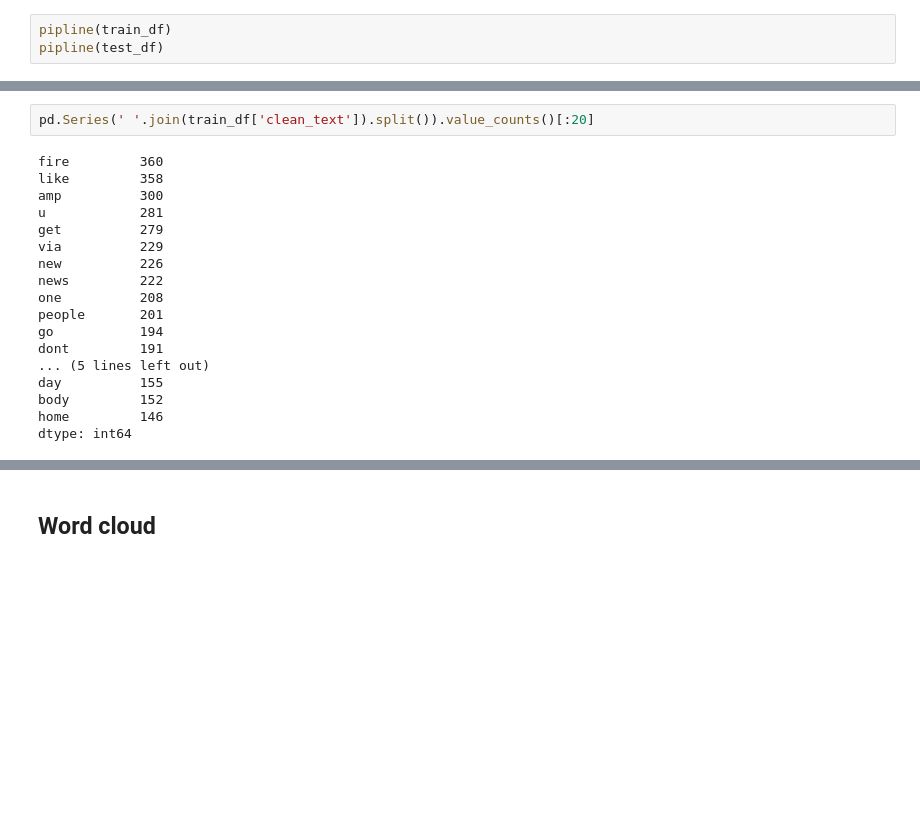
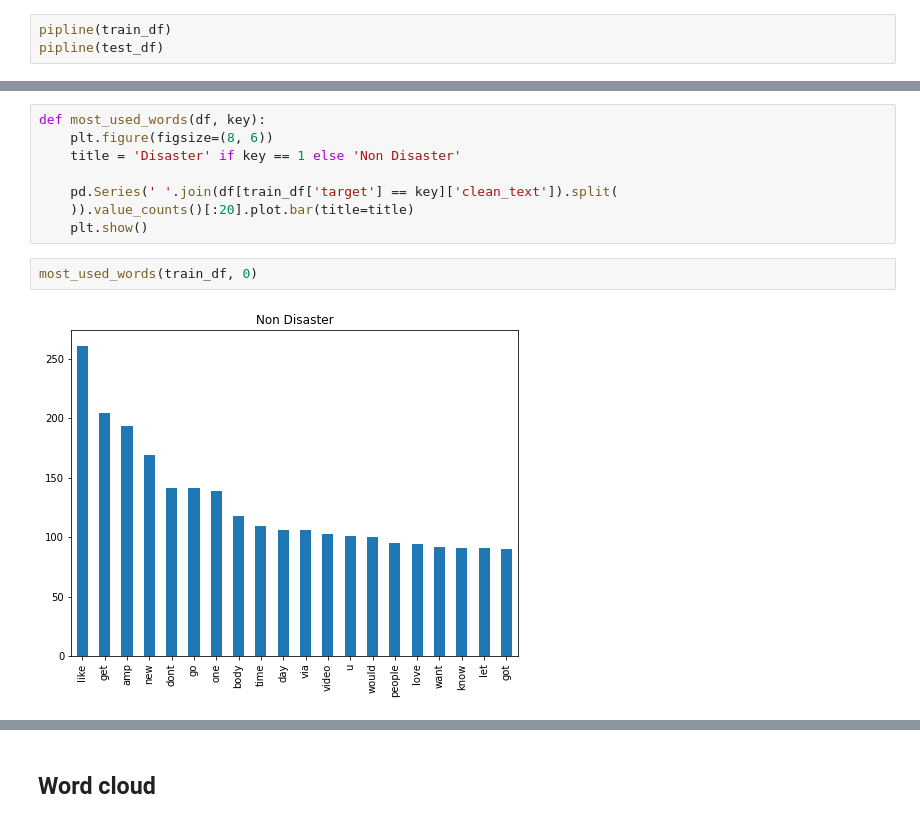
Before and after one commit to gha7all/DataScienceHub, a Jupyter notebook: week-3/disaster_tweets/tweets.ipynb, the cells around one changed output, grey strips where cells are left out. Cells and saved outputs as stored; diff of their text form; blank space fills up the shorter version.

```diff
--- a/week-3/disaster_tweets/tweets.ipynb
+++ b/week-3/disaster_tweets/tweets.ipynb
@@ -234,20 +513,12 @@ train_df
 # %%
-pd.Series(' '.join(train_df['clean_text']).split()).value_counts()[:20]
+def most_used_words(df, key):
+    plt.figure(figsize=(8, 6))
+    title = 'Disaster' if key == 1 else 'Non Disaster'
+
+    pd.Series(' '.join(df[train_df['target'] == key]['clean_text']).split(
+    )).value_counts()[:20].plot.bar(title=title)
+    plt.show()
-# %% [output]
-fire         360
-like         358
-amp          300
-u            281
-get          279
-via          229
-new          226
-news         222
-one          208
-people       201
-go           194
-dont         191
-... (5 lines left out)
-day          155
-body         152
-home         146
-dtype: int64
+# %%
+most_used_words(train_df, 0)
+# %% [output]
+[figure, added]
```
Also changed, not shown: parts of 13 cells of this notebook.
